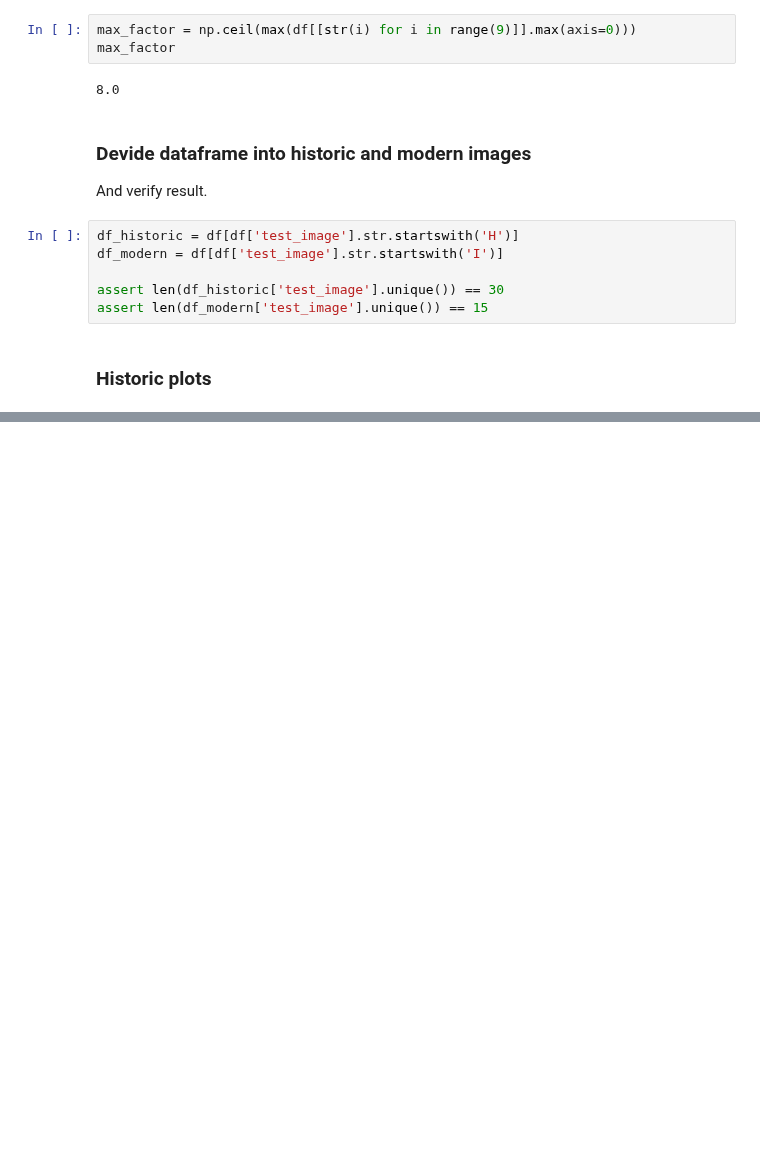
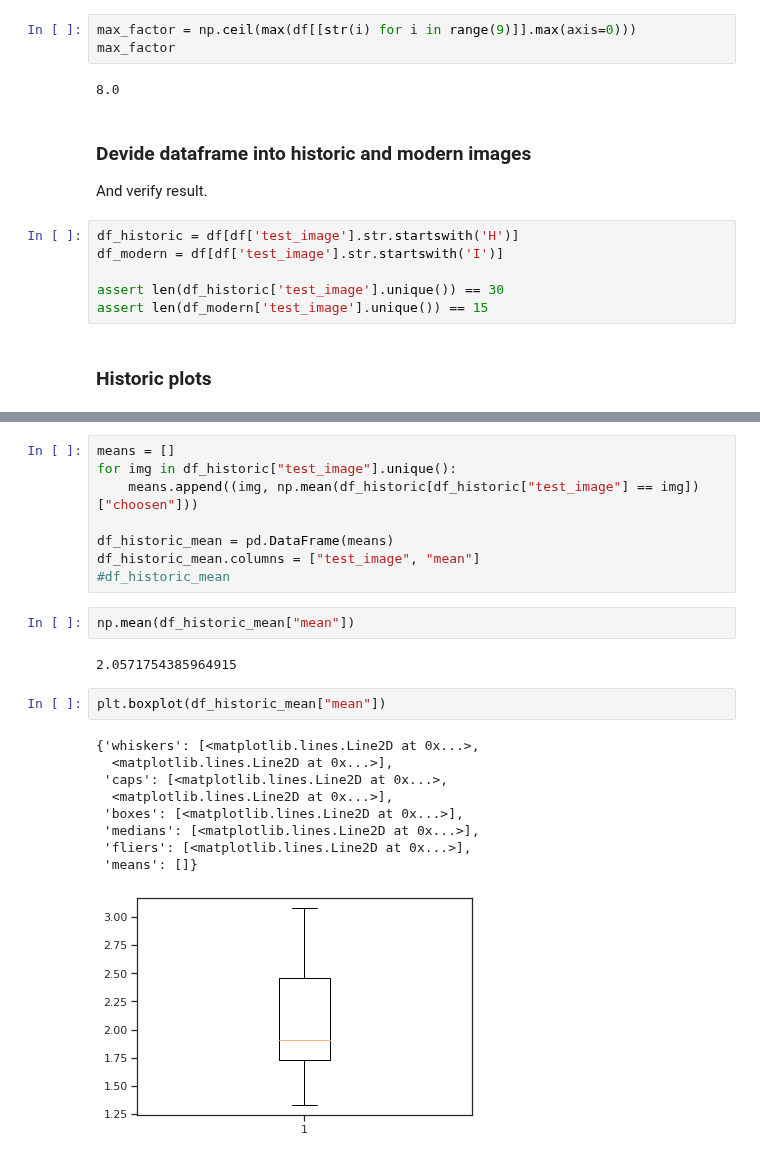
Before and after one commit to Thrrym/PerceptionAndImageQuality, a Jupyter notebook: analysis/niner.ipynb, the cells around one changed output, grey strips where cells are left out. Saved outputs shown, nothing was run; the diff lists cells and outputs as text; blank space fills up the shorter version.

```diff
--- a/analysis/niner.ipynb
+++ b/analysis/niner.ipynb
@@ -120,0 +168,24 @@ sns.despine()
+# %%
+means = []
+for img in df_historic["test_image"].unique():
+    means.append((img, np.mean(df_historic[df_historic["test_image"] == img])["choosen"]))
+
+df_historic_mean = pd.DataFrame(means)
+df_historic_mean.columns = ["test_image", "mean"]
+#df_historic_mean
+# %%
+np.mean(df_historic_mean["mean"])
+# %% [output]
+2.0571754385964915
+# %%
+plt.boxplot(df_historic_mean["mean"])
+# %% [output]
+{'whiskers': [<matplotlib.lines.Line2D at 0x...>,
+  <matplotlib.lines.Line2D at 0x...>],
+ 'caps': [<matplotlib.lines.Line2D at 0x...>,
+  <matplotlib.lines.Line2D at 0x...>],
+ 'boxes': [<matplotlib.lines.Line2D at 0x...>],
+ 'medians': [<matplotlib.lines.Line2D at 0x...>],
+ 'fliers': [<matplotlib.lines.Line2D at 0x...>],
+ 'means': []}
+[figure, added]
```
Also changed, not shown: parts of 20 cells of this notebook, 1 other file.
